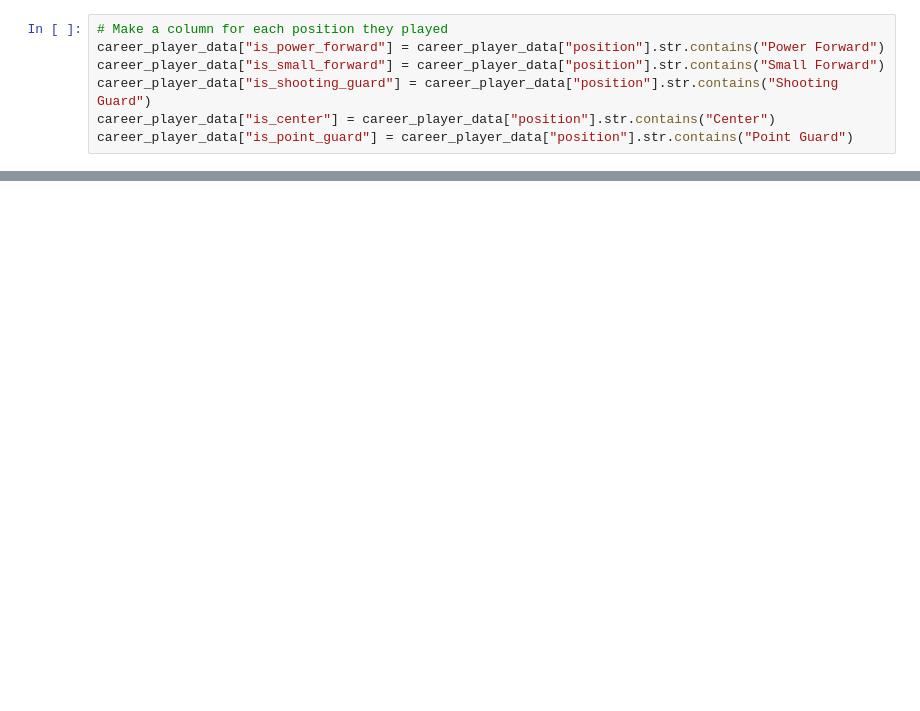
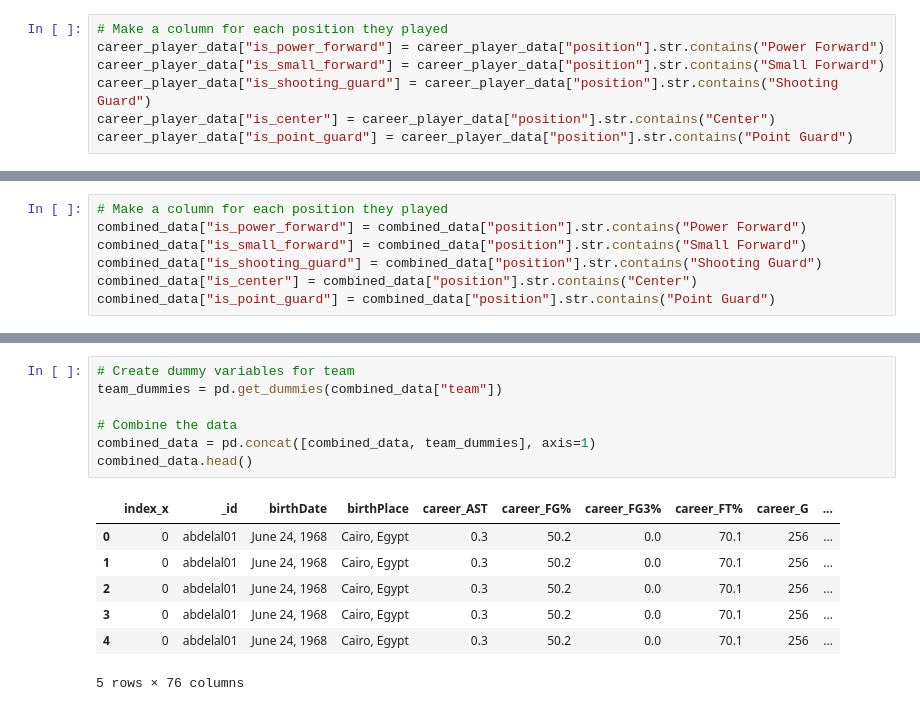
Before and after one commit to AndrewH06/nba-salary, a Jupyter notebook: andrew.ipynb, the cells around one changed output, grey strips where cells are left out. Drawn from its saved outputs; the diff is of its cells as text; blank space fills up the shorter version.

```diff
--- a/andrew.ipynb
+++ b/andrew.ipynb
@@ -237,0 +143,7 @@ Name: salary, dtype: float64
+# %%
+# Make a column for each position they played
+combined_data["is_power_forward"] = combined_data["position"].str.contains("Power Forward")
+combined_data["is_small_forward"] = combined_data["position"].str.contains("Small Forward")
+combined_data["is_shooting_guard"] = combined_data["position"].str.contains("Shooting Guard")
+combined_data["is_center"] = combined_data["position"].str.contains("Center")
+combined_data["is_point_guard"] = combined_data["position"].str.contains("Point Guard")
@@ -237,0 +162,15 @@ Name: salary, dtype: float64
+# %%
+# Create dummy variables for team
+team_dummies = pd.get_dummies(combined_data["team"])
+
+# Combine the data
+combined_data = pd.concat([combined_data, team_dummies], axis=1)
+combined_data.head()
+# %% [output]
+|  | index_x | _id | birthDate | birthPlace | career_AST | career_FG% | career_FG3% | career_FT% | career_G | ... |
+| 0 | 0 | abdelal01 | June 24, 1968 | Cairo, Egypt | 0.3 | 50.2 | 0.0 | 70.1 | 256 | ... |
+| 1 | 0 | abdelal01 | June 24, 1968 | Cairo, Egypt | 0.3 | 50.2 | 0.0 | 70.1 | 256 | ... |
+| 2 | 0 | abdelal01 | June 24, 1968 | Cairo, Egypt | 0.3 | 50.2 | 0.0 | 70.1 | 256 | ... |
+| 3 | 0 | abdelal01 | June 24, 1968 | Cairo, Egypt | 0.3 | 50.2 | 0.0 | 70.1 | 256 | ... |
+| 4 | 0 | abdelal01 | June 24, 1968 | Cairo, Egypt | 0.3 | 50.2 | 0.0 | 70.1 | 256 | ... |
+5 rows × 76 columns
```
Also changed, not shown: parts of 39 cells of this notebook.
